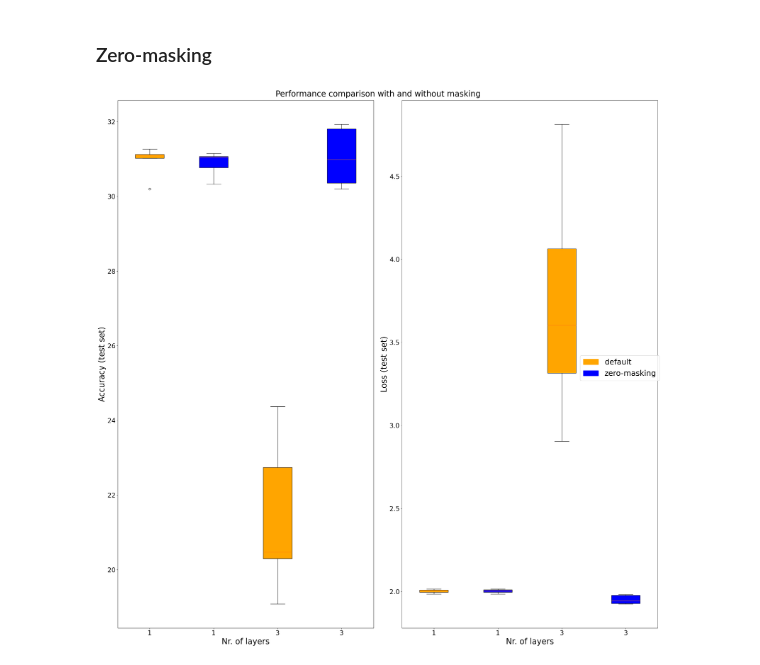
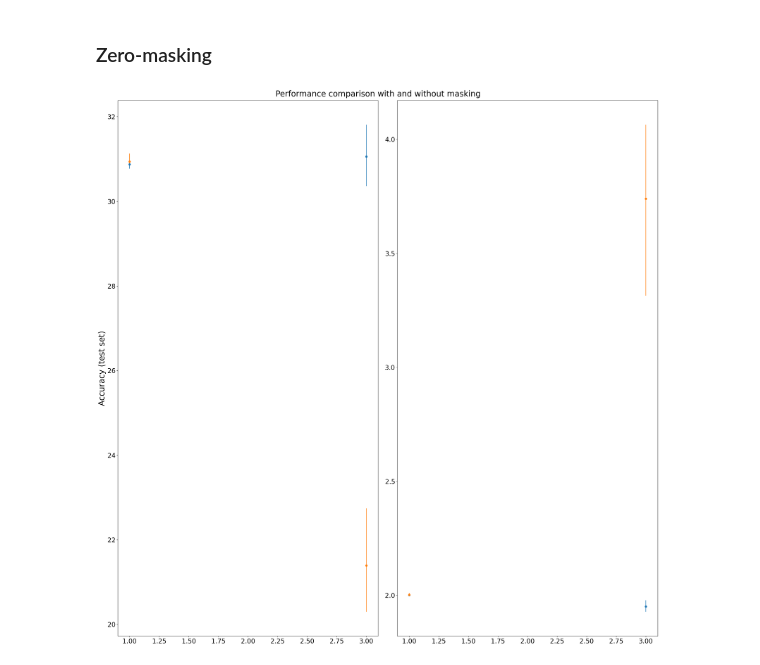
Before and after one commit to MKentKraus/2nd-Order-Perturbations, a Jupyter notebook: visualization.ipynb, the cells around one changed output. Saved outputs shown, nothing was run; the diff lists cells and outputs as text; code cells hidden in the pictures.

Commit message:
zero masking is now scatter plot.

```diff
--- a/visualization.ipynb
+++ b/visualization.ipynb
@@ -2153,17 +2153,87 @@ def make_boxplots(
     masking3l_acc = masking3l[1][:, -1]
     masking3l_loss = masking3l[0][:, -1]
 
-    losses = [nomasking1l_loss, masking1l_loss, nomasking3l_loss, masking3l_loss]
-    accs = [nomasking1l_acc, masking1l_acc, nomasking3l_acc, masking3l_acc]
+    losses_masked = np.array([masking1l_loss, masking3l_loss])
+    losses_nonmasked = np.array(
+        [nomasking1l_loss, nomasking3l_loss]
+    )
+    accs_masked = np.array(
+        [masking1l_acc, masking3l_acc]
+    )
+    accs_nonmasked = np.array([nomasking1l_acc, nomasking3l_acc])
 
     plt.rcParams["font.size"] = 20
     f, axs = plt.subplots(1, 2,  layout="tight", figsize=(25, 25))
     ax1, ax3, = axs.flatten()
-    bplots = []
     # f.set_dpi()
     s = 25
     plt.suptitle(f"Performance comparison with and without masking", size=s)
     ax1.set_ylabel("Accuracy (test set)", size=s)
+
+    ax1.errorbar(
+        x=[1, 3],
+        y=accs_masked.mean(axis=1),
+        yerr=np.abs(
+            np.percentile(
+                accs_masked,
+                q=[25, 75],
+                axis=-1,
+            )
+            - accs_masked.mean(axis=1)
+        ),
+        label="accuracies",
+        fmt="o",
+    )
+
+    ax1.errorbar(
+        x=[1, 3],
+        y=accs_nonmasked.mean(axis=1),
+        yerr=np.abs(
+            np.percentile(
+                accs_nonmasked,
+                q=[25, 75],
+                axis=-1,
+            )
+            - accs_nonmasked.mean(axis=1)
+        ),
+        label="accuracies",
+        fmt="o",
+    )
+
+    ax3.errorbar(
+        x=[1, 3],
+        y=losses_masked.mean(axis=1),
+        yerr=np.abs(
+            np.percentile(
+                losses_masked,
+                q=[25, 75],
+                axis=-1,
+            )
+            - losses_masked.mean(axis=1)
+        ),
+        label="loss",
+        fmt="o",
+    )
+
+    ax3.errorbar(
+        x=[1, 3],
+        y=losses_nonmasked.mean(axis=1),
+        yerr=np.abs(
+            np.percentile(
+                losses_nonmasked,
+                q=[25, 75],
+                axis=-1,
+            )
+            - losses_nonmasked.mean(axis=1)
+        ),
+        label="loss",
+        fmt="o",
+    )
+
+    """
+
+    ax1.set_xticks(2 , "1", "3")
+
     b1 = ax1.boxplot(accs, patch_artist=True, tick_labels=["1", "1", "3", "3"])
     ax1.set_xlabel("Nr. of layers", size=s)
     bplots.append(b1)
@@ -2174,31 +2244,32 @@ def make_boxplots(
     b3 = ax3.boxplot(
         losses,
         patch_artist=True,
         tick_labels=["1", "1", "3", "3"],
     )
     bplots.append(b3)
 
     legend_labels = {
         "default": "orange",
         "zero-masking": "blue",
     }
     legend_handles = [
         M.patches.Patch(color=color, label=label)
         for label, color in legend_labels.items()
     ]
 
     f.legend(
         handles=legend_handles,
         loc="right",
         fontsize="large",
     )
     for b in bplots:
         for i, box in enumerate(b["boxes"]):
             if i % 2 == 1:
                 box.set(facecolor="blue")
             elif i % 2 == 0:
                 box.set(facecolor="orange")
+    """
     plt.show()
 make_boxplots(No_masking_stats1l, No_masking_stats3l, Masking_stats1l, Masking_stats3l)
 # %% [output]
-[figure, old version]
+[figure, new version]
```
